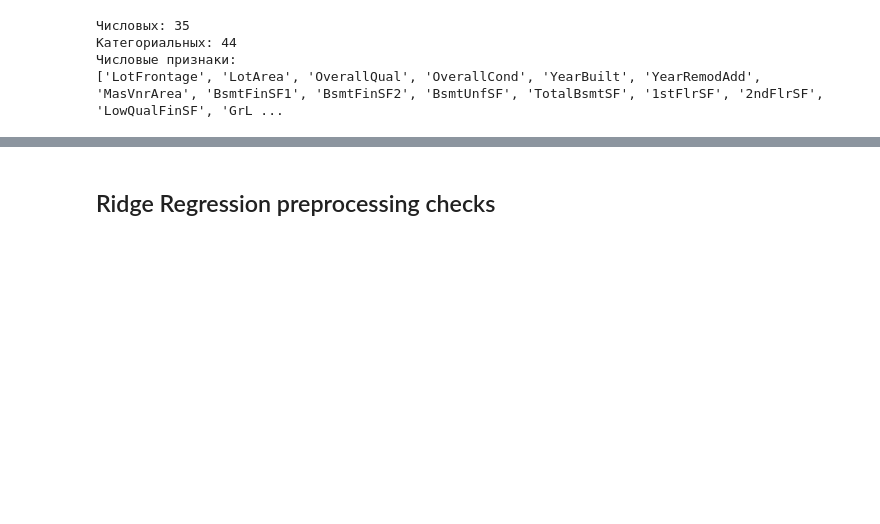
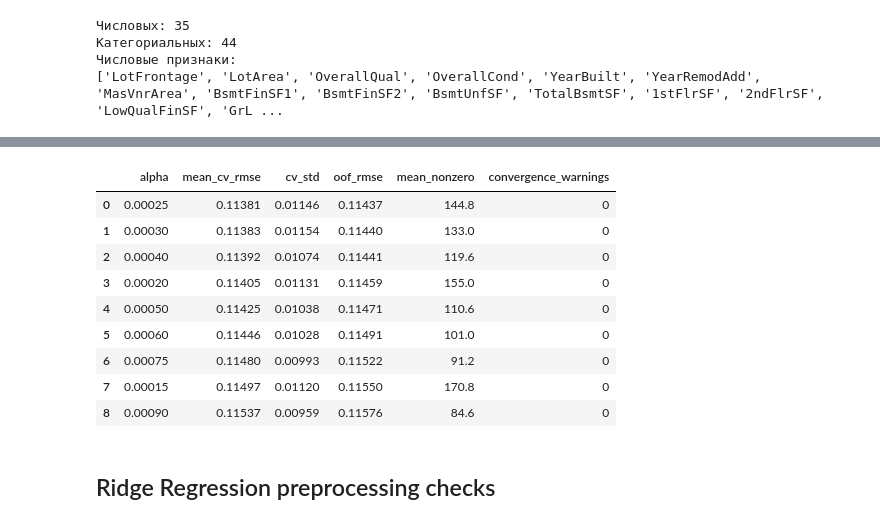
Before and after one commit to AntonUkhabin/House_Prices_Kaggle, a Jupyter notebook: draft.ipynb, the cells around one changed output, grey strips where cells are left out. Drawn from its saved outputs; the diff is of its cells as text; code cells hidden in the pictures; blank space fills up the shorter version.

```diff
--- a/draft.ipynb
+++ b/draft.ipynb
@@ -126,0 +326,70 @@ print(numerical_cols)
+# %%
+import warnings
+from contextlib import redirect_stdout
+from copy import deepcopy
+from io import StringIO
+
+import numpy as np
+import pandas as pd
+
+from sklearn.exceptions import ConvergenceWarning
+from sklearn.metrics import root_mean_squared_error
+
+from src.data import load_data, split_train_holdout
+from src.train_functions import cross_validate_standard
+
+
+warnings.filterwarnings('ignore', message='Found unknown categories in columns.*', category=UserWarning)
+
+train_df, _ = load_data(config)
+train_cv_df, _ = split_train_holdout(train_df, config)
+
+lasso_alphas = [
+    0.00015,
+    0.00020,
+    0.00025,
+    0.00030,
+    0.00040,
+    0.00050,
+    0.00060,
+    0.00075,
+    0.00090,
+]
+labels_log = np.log(train_cv_df['SalePrice'])
+alpha_results = []
+
+for alpha in lasso_alphas:
+    trial_config = deepcopy(config)
+    trial_config.model.models.lasso.alpha = alpha
+
+    with warnings.catch_warnings(record=True) as caught_warnings:
+        warnings.simplefilter('always', ConvergenceWarning)
+
+        # Скрываем вывод каждого фолда, чтобы таблица результатов оставалась читаемой.
+        with redirect_stdout(StringIO()):
+            scores, fold_models, oof_predictions, _ = cross_validate_standard(train_cv_df, 'SalePrice', trial_config)
+
+    nonzero_counts = [np.count_nonzero(pipe.named_steps['model'].coef_) for pipe in fold_models]
+    convergence_warnings = sum(issubclass(warning.category, ConvergenceWarning) for warning in caught_warnings)
+
+    alpha_results.append({
+        'alpha': alpha,
+        'mean_cv_rmse': np.mean(scores),
+        'cv_std': np.std(scores),
+        'oof_rmse': root_mean_squared_error(labels_log, oof_predictions),
+        'mean_nonzero': np.mean(nonzero_counts),
+        'convergence_warnings': convergence_warnings,
+    })
+
+alpha_results_df = pd.DataFrame(alpha_results).sort_values('mean_cv_rmse').reset_index(drop=True)
+
+display(
+    alpha_results_df.style.format({
+        'alpha': '{:.5f}',
+        'mean_cv_rmse': '{:.5f}',
+        'cv_std': '{:.5f}',
+        'oof_rmse': '{:.5f}',
+        'mean_nonzero': '{:.1f}',
+    })
+)
+# %% [output]
@@ -127,2 +397,12 @@ print(numerical_cols)
+|  | alpha | mean_cv_rmse | cv_std | oof_rmse | mean_nonzero | convergence_warnings |
+| 0 | 0.00025 | 0.11381 | 0.01146 | 0.11437 | 144.8 | 0 |
+| 1 | 0.00030 | 0.11383 | 0.01154 | 0.11440 | 133.0 | 0 |
+| 2 | 0.00040 | 0.11392 | 0.01074 | 0.11441 | 119.6 | 0 |
+| 3 | 0.00020 | 0.11405 | 0.01131 | 0.11459 | 155.0 | 0 |
+| 4 | 0.00050 | 0.11425 | 0.01038 | 0.11471 | 110.6 | 0 |
+| 5 | 0.00060 | 0.11446 | 0.01028 | 0.11491 | 101.0 | 0 |
+| 6 | 0.00075 | 0.11480 | 0.00993 | 0.11522 | 91.2 | 0 |
+| 7 | 0.00015 | 0.11497 | 0.01120 | 0.11550 | 170.8 | 0 |
+| 8 | 0.00090 | 0.11537 | 0.00959 | 0.11576 | 84.6 | 0 |
 # %% [markdown]
 ## Ridge Regression preprocessing checks
```
Also changed, not shown: parts of 9 cells of this notebook, 4 other files.
